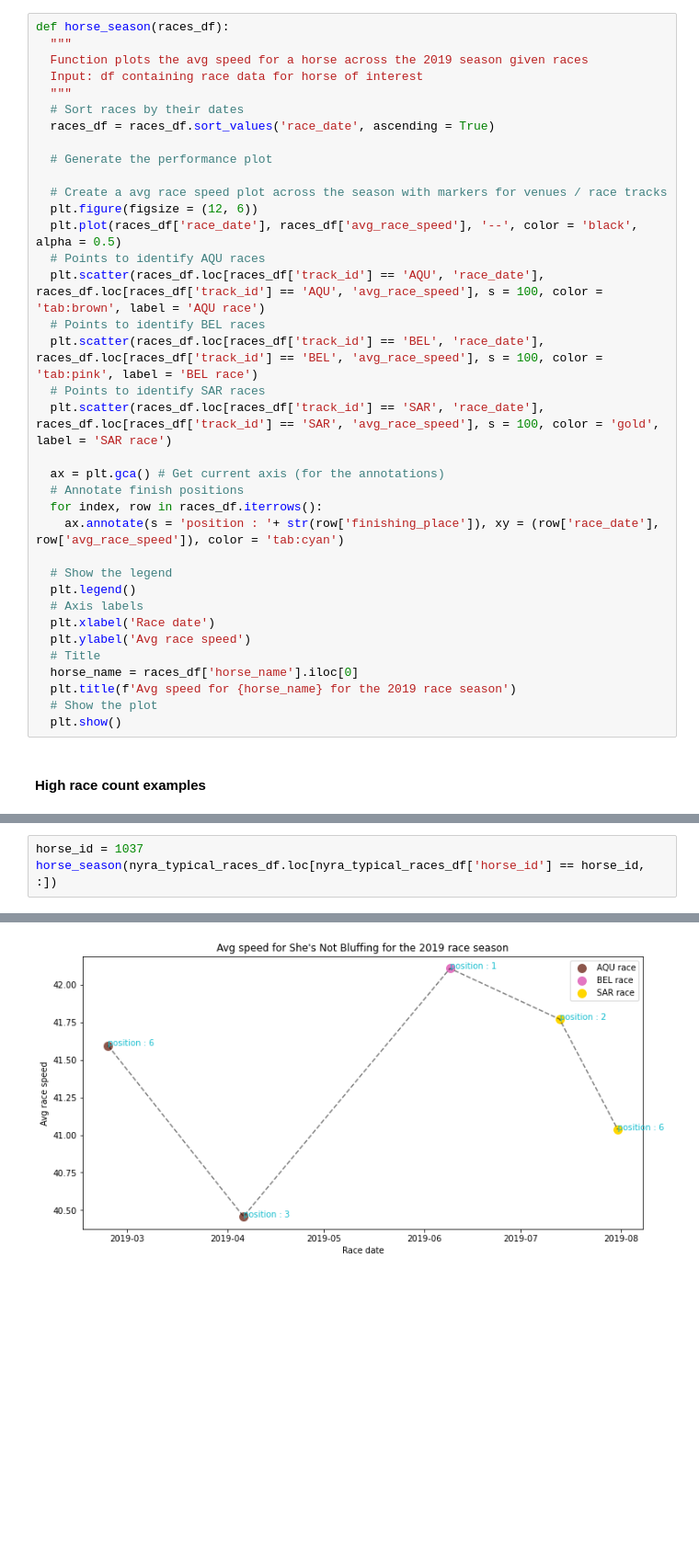
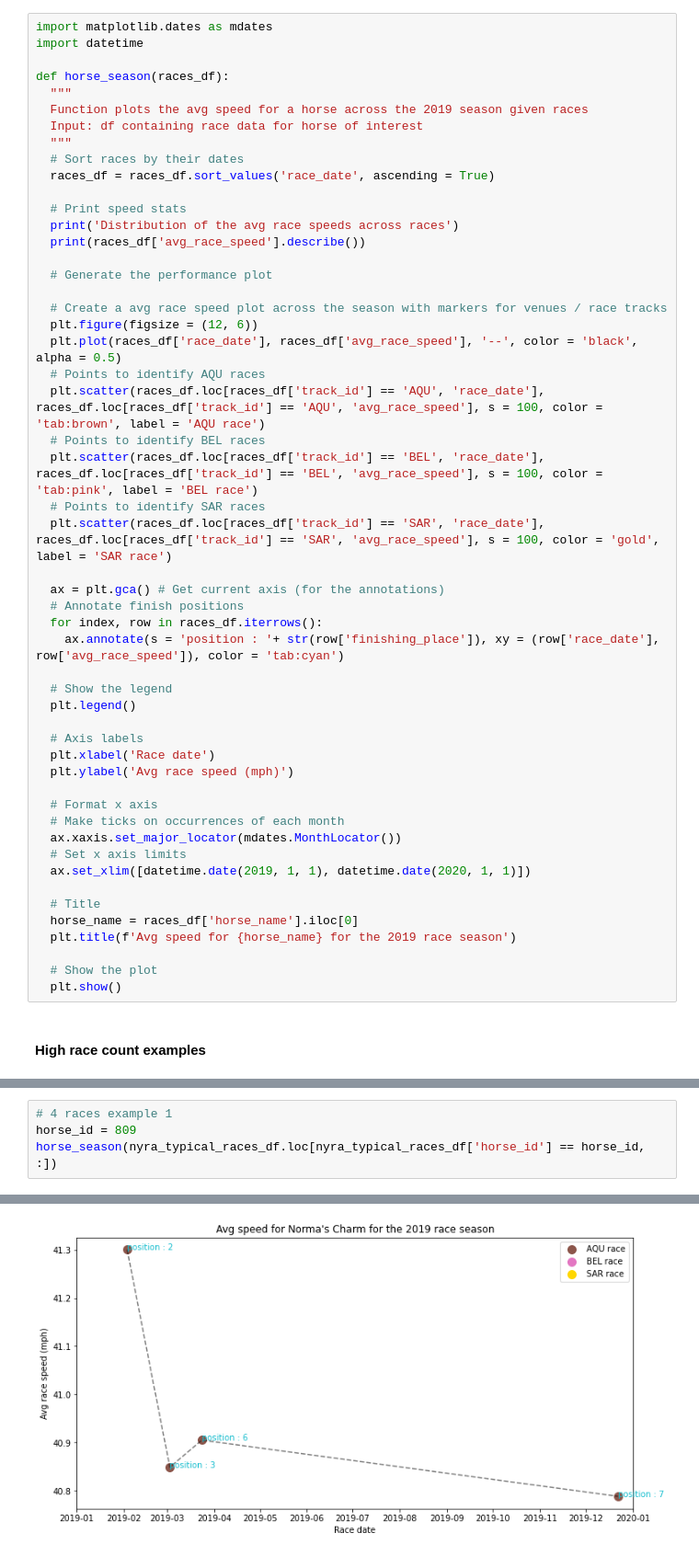
Before and after one commit to parthnaik13/NYRA, a Jupyter notebook: 4_1_POC1.ipynb, the cells around one changed output, grey strips where cells are left out. Shown at 92% size. Cells and saved outputs as stored; diff of their text form; blank space fills up the shorter version.

Commit message:
Additional examples for horses having high, moderate and low races in the season

```diff
--- a/4_1_POC1.ipynb
+++ b/4_1_POC1.ipynb
@@ -152,6 +152,9 @@ horse_typical_race_counts_df.head(5)
 # %% [markdown]
 ### Look at the speeds for high race count horses across the season
 # %%
+import matplotlib.dates as mdates
+import datetime
+
 def horse_season(races_df):
   """
   Function plots the avg speed for a horse across the 2019 season given races
@@ -159,6 +162,10 @@ def horse_season(races_df):
   """
   # Sort races by their dates
   races_df = races_df.sort_values('race_date', ascending = True)
+
+  # Print speed stats
+  print('Distribution of the avg race speeds across races')
+  print(races_df['avg_race_speed'].describe())
 
   # Generate the performance plot
 
@@ -179,12 +186,21 @@ def horse_season(races_df):
 
   # Show the legend
   plt.legend()
+
   # Axis labels
   plt.xlabel('Race date')
-  plt.ylabel('Avg race speed')
+  plt.ylabel('Avg race speed (mph)')
+
+  # Format x axis
+  # Make ticks on occurrences of each month
+  ax.xaxis.set_major_locator(mdates.MonthLocator())
+  # Set x axis limits
+  ax.set_xlim([datetime.date(2019, 1, 1), datetime.date(2020, 1, 1)])
+
   # Title
   horse_name = races_df['horse_name'].iloc[0]
   plt.title(f'Avg speed for {horse_name} for the 2019 race season')
+
   # Show the plot
   plt.show()
 # %% [markdown]
@@ -238,4 +561,5 @@ horse_season(nyra_typical_races_df.loc[nyra_typical_races_df['horse_id'] == hors
 # %%
-horse_id = 1037
+# 4 races example 1
+horse_id = 809
 horse_season(nyra_typical_races_df.loc[nyra_typical_races_df['horse_id'] == horse_id, :])
 # %% [output]
@@ -242,2 +576,2 @@ horse_season(nyra_typical_races_df.loc[nyra_typical_races_df['horse_id'] == hors
-[figure, old version]
+[figure, new version]
 # %%
```
Also changed, not shown: parts of 32 cells of this notebook.
